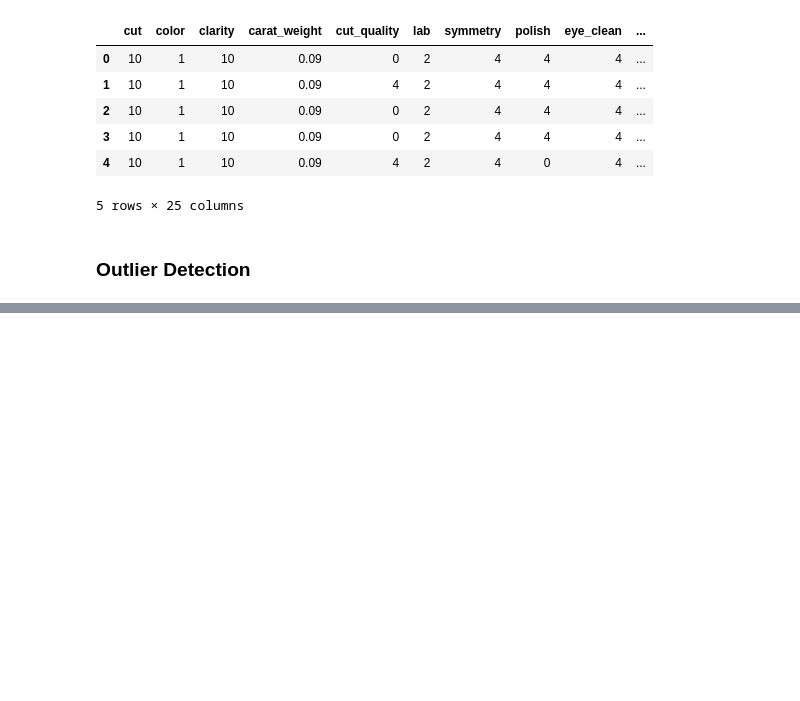
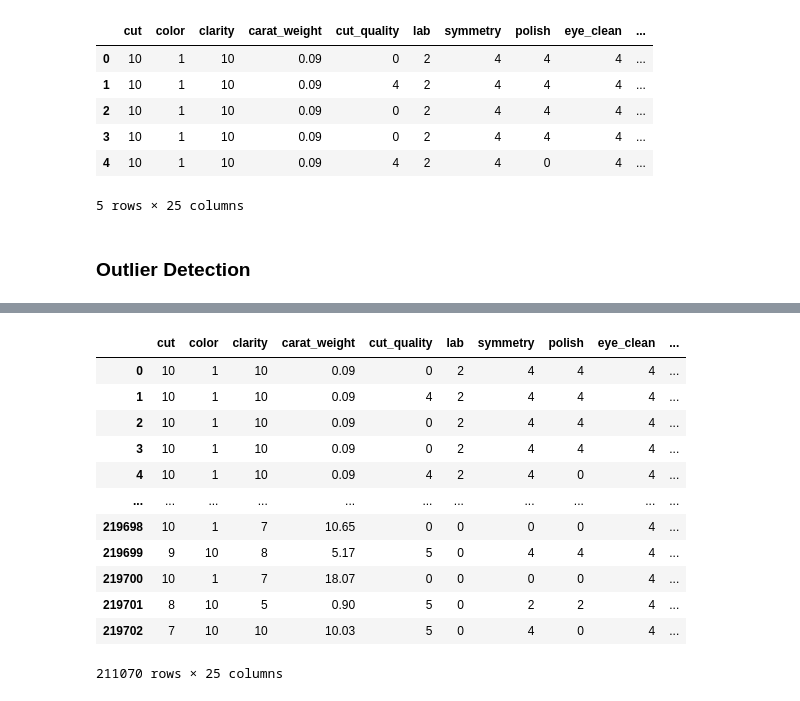
Before and after one commit to amith-vardhan99/udemy, a Jupyter notebook: Predicting Diamond Sales Price with Multiple Regression Methods/notebook.ipynb, the cells around one changed output, grey strips where cells are left out. Cells and saved outputs as stored; diff of their text form; code cells hidden in the pictures; blank space fills up the shorter version.

```diff
--- a/Predicting Diamond Sales Price with Multiple Regression Methods/notebook.ipynb
+++ b/Predicting Diamond Sales Price with Multiple Regression Methods/notebook.ipynb
@@ -130,0 +133,16 @@ for i in numeric_types_float:
+# %%
+df_3[df_3["depth_percent"]>=40][df_3["depth_percent"]<=85]
+# %% [output]
+|  | cut | color | clarity | carat_weight | cut_quality | lab | symmetry | polish | eye_clean | ... |
+| 0 | 10 | 1 | 10 | 0.09 | 0 | 2 | 4 | 4 | 4 | ... |
+| 1 | 10 | 1 | 10 | 0.09 | 4 | 2 | 4 | 4 | 4 | ... |
+| 2 | 10 | 1 | 10 | 0.09 | 0 | 2 | 4 | 4 | 4 | ... |
+| 3 | 10 | 1 | 10 | 0.09 | 0 | 2 | 4 | 4 | 4 | ... |
+| 4 | 10 | 1 | 10 | 0.09 | 4 | 2 | 4 | 0 | 4 | ... |
+| ... | ... | ... | ... | ... | ... | ... | ... | ... | ... | ... |
+| 219698 | 10 | 1 | 7 | 10.65 | 0 | 0 | 0 | 0 | 4 | ... |
+| 219699 | 9 | 10 | 8 | 5.17 | 5 | 0 | 4 | 4 | 4 | ... |
+| 219700 | 10 | 1 | 7 | 18.07 | 0 | 0 | 0 | 0 | 4 | ... |
+| 219701 | 8 | 10 | 5 | 0.90 | 5 | 0 | 2 | 2 | 4 | ... |
+| 219702 | 7 | 10 | 10 | 10.03 | 5 | 0 | 4 | 0 | 4 | ... |
+211070 rows × 25 columns
```
Also changed, not shown: parts of 2 cells of this notebook.
